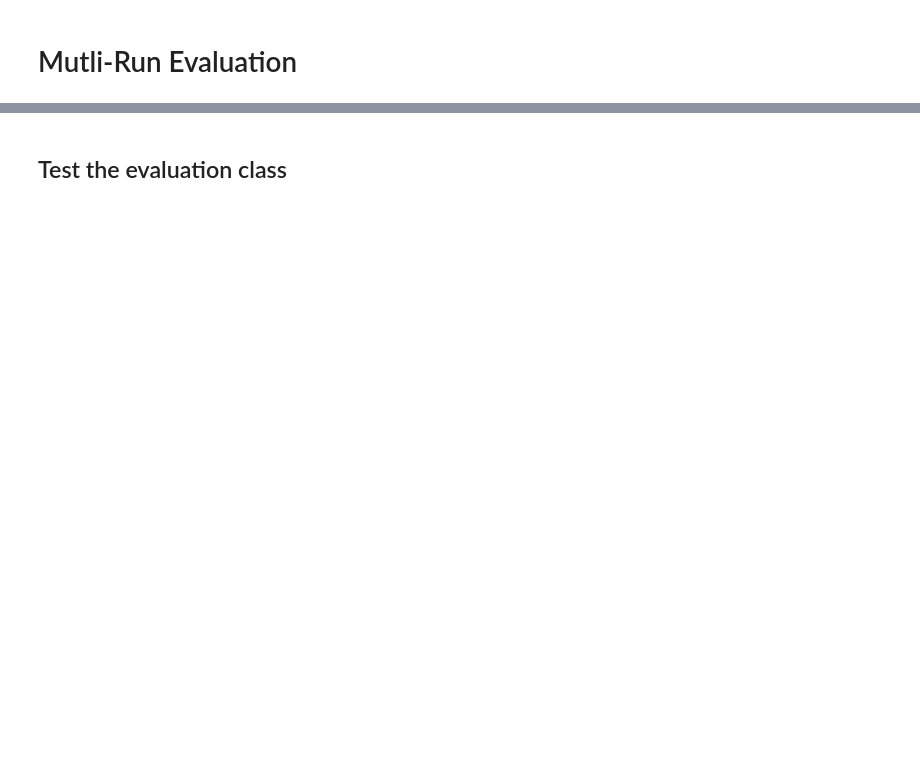
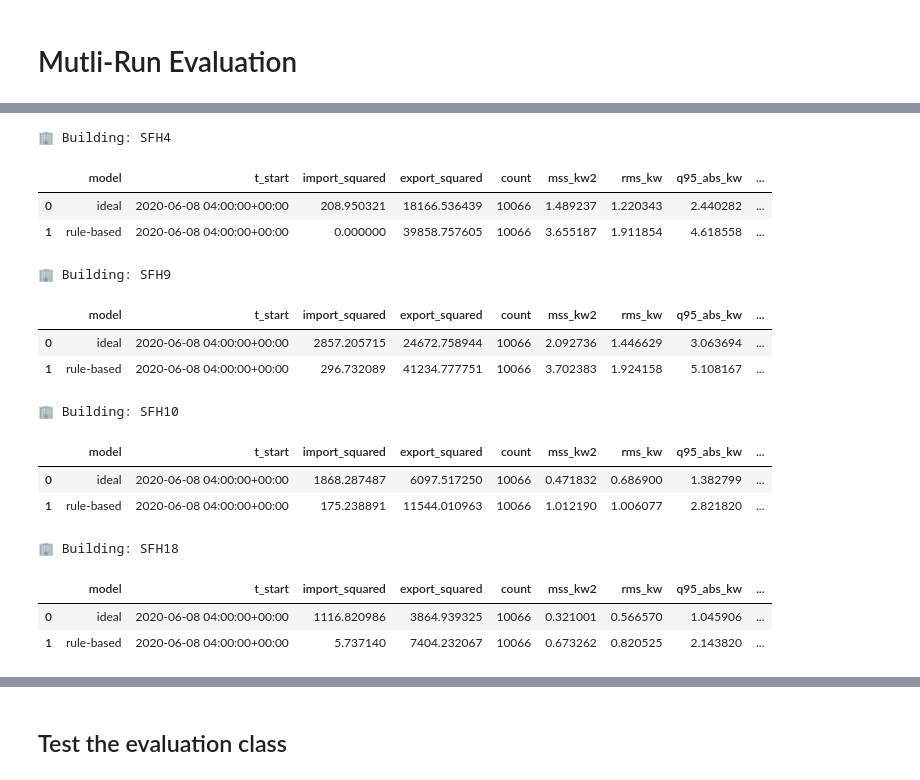
Before and after one commit to JaMoPinter/MPC-vs-RBC, a Jupyter notebook: 03_optimization/evaluation/evaluation.ipynb, the cells around one changed output, grey strips where cells are left out. Drawn from its saved outputs; the diff is of its cells as text; code cells hidden in the pictures; blank space fills up the shorter version.

```diff
--- a/03_optimization/evaluation/evaluation.ipynb
+++ b/03_optimization/evaluation/evaluation.ipynb
@@ -105,3 +233,27 @@ mre.leaderboard()
+# %%
+cols_to_show=["model", "t_start", 'import_squared', 'export_squared', 'count', 'mss_kw2',
+       'rms_kw', 'q95_abs_kw', 'pmax_import_kw', 'pmax_export_kw',
+       'exceed_frac', 'exceed_hours', 'threshold_kw']
+
+#mre.df[cols_to_show]
+mre.leaderboard(by="mss_kw2", cols_to_show=cols_to_show)
+# %% [output]
+🏢 Building: SFH4
+|  | model | t_start | import_squared | export_squared | count | mss_kw2 | rms_kw | q95_abs_kw | ... |
+| 0 | ideal | 2020-06-08 04:00:00+00:00 | 208.950321 | 18166.536439 | 10066 | 1.489237 | 1.220343 | 2.440282 | ... |
+| 1 | rule-based | 2020-06-08 04:00:00+00:00 | 0.000000 | 39858.757605 | 10066 | 3.655187 | 1.911854 | 4.618558 | ... |
+🏢 Building: SFH9
+|  | model | t_start | import_squared | export_squared | count | mss_kw2 | rms_kw | q95_abs_kw | ... |
+| 0 | ideal | 2020-06-08 04:00:00+00:00 | 2857.205715 | 24672.758944 | 10066 | 2.092736 | 1.446629 | 3.063694 | ... |
+| 1 | rule-based | 2020-06-08 04:00:00+00:00 | 296.732089 | 41234.777751 | 10066 | 3.702383 | 1.924158 | 5.108167 | ... |
+🏢 Building: SFH10
+|  | model | t_start | import_squared | export_squared | count | mss_kw2 | rms_kw | q95_abs_kw | ... |
+| 0 | ideal | 2020-06-08 04:00:00+00:00 | 1868.287487 | 6097.517250 | 10066 | 0.471832 | 0.686900 | 1.382799 | ... |
+| 1 | rule-based | 2020-06-08 04:00:00+00:00 | 175.238891 | 11544.010963 | 10066 | 1.012190 | 1.006077 | 2.821820 | ... |
+🏢 Building: SFH18
+|  | model | t_start | import_squared | export_squared | count | mss_kw2 | rms_kw | q95_abs_kw | ... |
+| 0 | ideal | 2020-06-08 04:00:00+00:00 | 1116.820986 | 3864.939325 | 10066 | 0.321001 | 0.566570 | 1.045906 | ... |
+| 1 | rule-based | 2020-06-08 04:00:00+00:00 | 5.737140 | 7404.232067 | 10066 | 0.673262 | 0.820525 | 2.143820 | ... |
 # %%
 mre.pivot()
 # %% [output]
```
Also changed, not shown: parts of 7 cells of this notebook, 24 other files.
